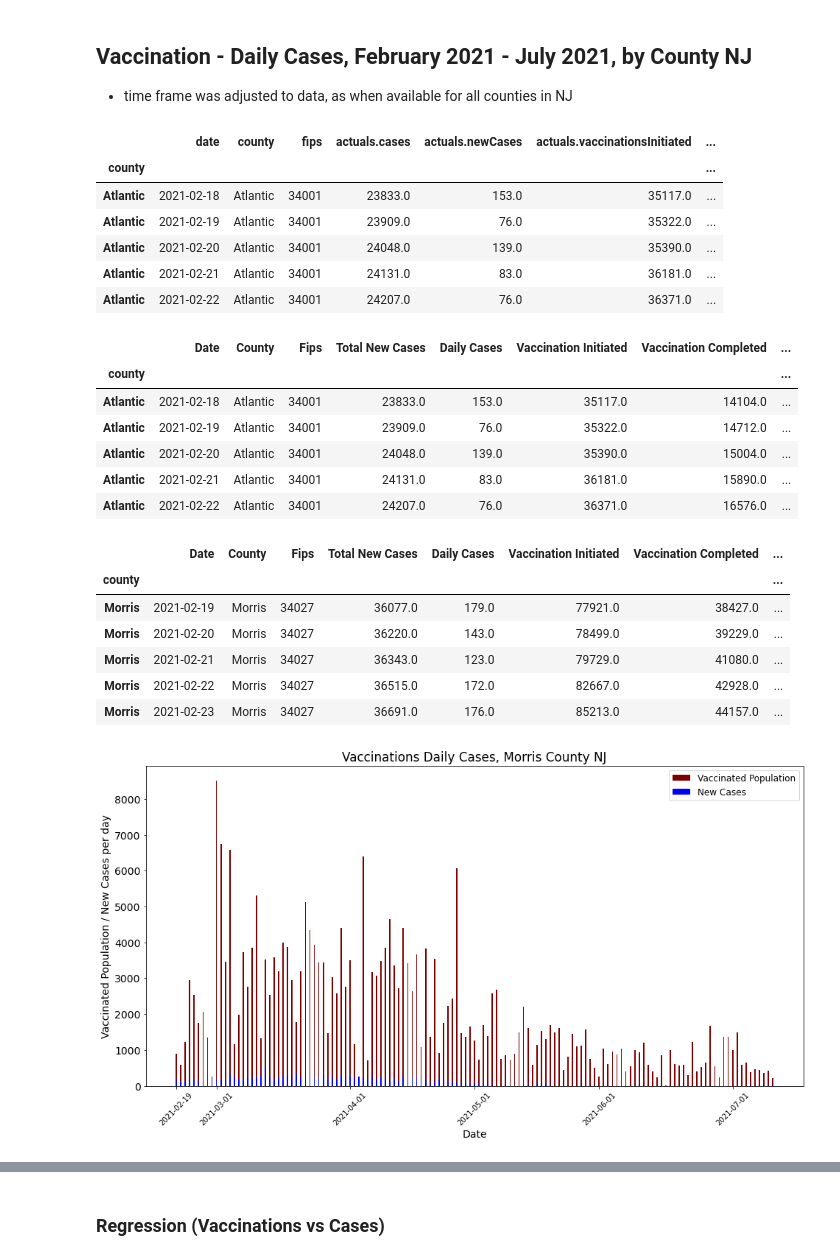
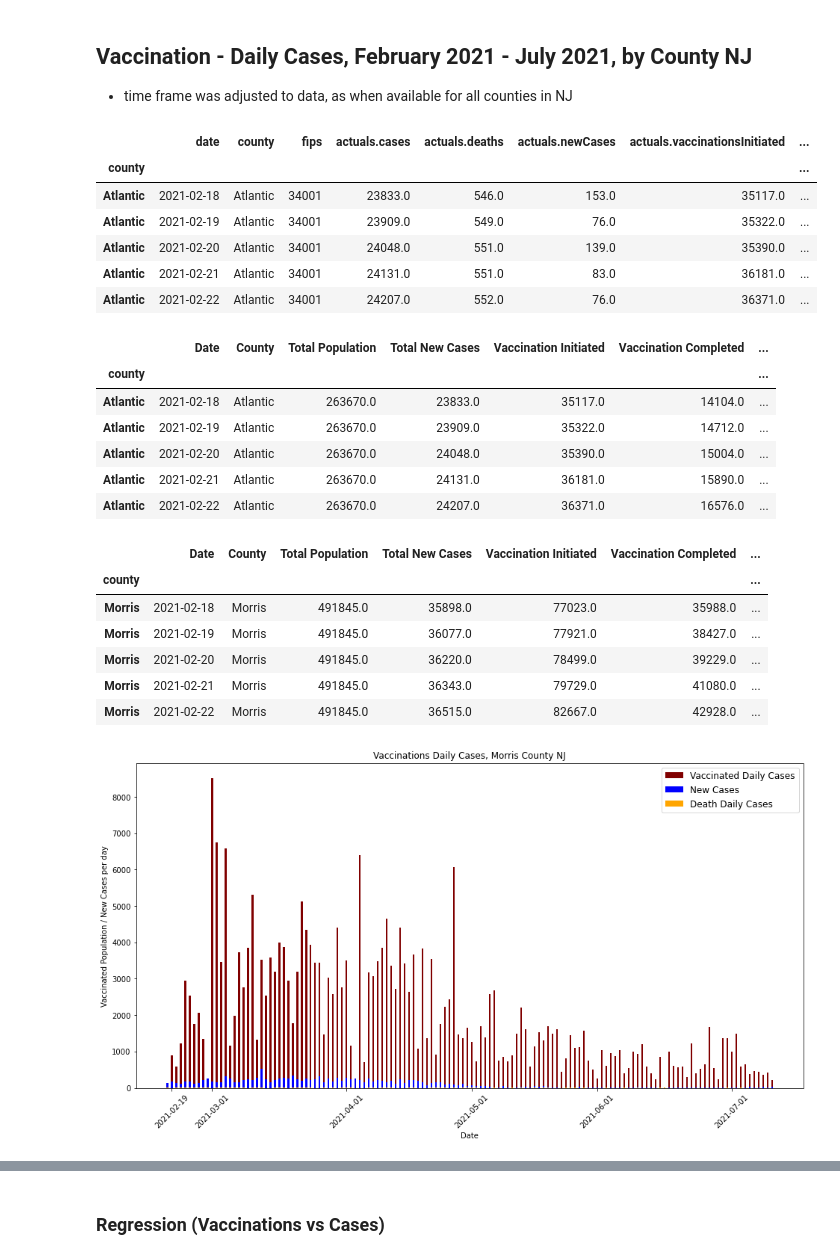
Before and after one commit to melissadiep94/covid19-project, a Jupyter notebook: Vaccination/State_NJ_Covid_time.ipynb, the cells around one changed output, grey strips where cells are left out. Saved outputs shown, nothing was run; the diff lists cells and outputs as text; code cells hidden in the pictures.

```diff
--- a/Vaccination/State_NJ_Covid_time.ipynb
+++ b/Vaccination/State_NJ_Covid_time.ipynb
@@ -62,6 +62,6 @@ population_data_total.head()
 # %%
-# merging vaccination data with population
-vaccines_mer_pd = clean_vaccine_df.merge(population_data_total, how ="left", on ="fips")
+# merging vaccination data with population data
+vaccines_mer_pd = clean_vaccine_df.merge(population_df, how ="left", on ="fips")
 vaccines_mer_pd.head()
 # %% [output]
 |  | date | county | fips | actuals.cases | actuals.deaths | actuals.newCases | actuals.vaccinationsInitiated | ... |
@@ -139,70 +162,72 @@ plt.show()
 ## Vaccination - Daily Cases, February 2021 - July 2021, by County NJ
 * time frame was adjusted to data, as when available for all counties in NJ
 # %%
-#adding daily number of vaccination_initiated cases and vaccination_completed cases
+#adding daily number of vaccination_initiated cases and vaccination_completed cases, dropping columns,cleaning data, creating DataFrame
 time_vaccine_df = pd.DataFrame(vaccines_mer_pd)
 time_vaccine_df.head()
 time_vaccine_df =time_vaccine_df.sort_values(['county', 'date'])
 time_vaccine_df["delta_init"]=time_vaccine_df['actuals.vaccinationsInitiated'].diff()
 time_vaccine_df["delta_complete"]=time_vaccine_df['actuals.vaccinationsCompleted'].diff()
 index_county_df = time_vaccine_df.set_index(time_vaccine_df["county"]).fillna(0)
-index_county_df.loc[index_county_df['delta_init'] <0]=0
-index_county_df.loc[index_county_df['delta_complete'] <0]=0
-index_county_df.head()
-n_county_vaccine_df = index_county_df.drop(columns = ['actuals.deaths','actuals.vaccinesAdministered','actuals.newDeaths'])
+index_county_df.loc[index_county_df['delta_init'] <0,['delta_init']]=0
+index_county_df.loc[index_county_df['delta_complete'] <0,['delta_complete']]=0
+n_county_vaccine_df = index_county_df.drop(columns = ['actuals.vaccinesAdministered'])
 n_county_vaccine_df.head()
 # %% [output]
-|  | date | county | fips | actuals.cases | actuals.newCases | actuals.vaccinationsInitiated | ... |
-| county |  |  |  |  |  |  | ... |
-| Atlantic | 2021-02-18 | Atlantic | 34001 | 23833.0 | 153.0 | 35117.0 | ... |
-| Atlantic | 2021-02-19 | Atlantic | 34001 | 23909.0 | 76.0 | 35322.0 | ... |
-| Atlantic | 2021-02-20 | Atlantic | 34001 | 24048.0 | 139.0 | 35390.0 | ... |
-| Atlantic | 2021-02-21 | Atlantic | 34001 | 24131.0 | 83.0 | 36181.0 | ... |
-| Atlantic | 2021-02-22 | Atlantic | 34001 | 24207.0 | 76.0 | 36371.0 | ... |
+|  | date | county | fips | actuals.cases | actuals.deaths | actuals.newCases | actuals.vaccinationsInitiated | ... |
+| county |  |  |  |  |  |  |  | ... |
+| Atlantic | 2021-02-18 | Atlantic | 34001 | 23833.0 | 546.0 | 153.0 | 35117.0 | ... |
+| Atlantic | 2021-02-19 | Atlantic | 34001 | 23909.0 | 549.0 | 76.0 | 35322.0 | ... |
+| Atlantic | 2021-02-20 | Atlantic | 34001 | 24048.0 | 551.0 | 139.0 | 35390.0 | ... |
+| Atlantic | 2021-02-21 | Atlantic | 34001 | 24131.0 | 551.0 | 83.0 | 36181.0 | ... |
+| Atlantic | 2021-02-22 | Atlantic | 34001 | 24207.0 | 552.0 | 76.0 | 36371.0 | ... |
 # %%
 nc_vaccine_df = n_county_vaccine_df.rename(columns={'county':'County','date':'Date','fips':'Fips','actuals.vaccinationsInitiated':'Vaccination Initiated','actuals.vaccinationsCompleted':'Vaccination Completed',
                                'delta_init':'Vaccination Iniciated by Day','delta_complete': 'Vaccination Completed by day','actuals.cases':'Total New Cases','actuals.newCases':'Daily Cases',
-                               'Total Population':'Total Population'})
-nc_vaccine_df.head()
+                               'Total Population':'Total Population', 'actuals.deaths': 'Total Death','actuals.newDeaths':'Death Daily Cases'})
+order_nc_vaccine_df=nc_vaccine_df[['Date','County','Total Population','Total New Cases','Vaccination Initiated','Vaccination Completed', 'Daily Cases','Death Daily Cases','Vaccination Iniciated by Day','Vaccination Completed by day']]
+order_nc_vaccine_df.head()
 # %% [output]
-|  | Date | County | Fips | Total New Cases | Daily Cases | Vaccination Initiated | Vaccination Completed | ... |
-| county |  |  |  |  |  |  |  | ... |
-| Atlantic | 2021-02-18 | Atlantic | 34001 | 23833.0 | 153.0 | 35117.0 | 14104.0 | ... |
-| Atlantic | 2021-02-19 | Atlantic | 34001 | 23909.0 | 76.0 | 35322.0 | 14712.0 | ... |
-| Atlantic | 2021-02-20 | Atlantic | 34001 | 24048.0 | 139.0 | 35390.0 | 15004.0 | ... |
-| Atlantic | 2021-02-21 | Atlantic | 34001 | 24131.0 | 83.0 | 36181.0 | 15890.0 | ... |
-| Atlantic | 2021-02-22 | Atlantic | 34001 | 24207.0 | 76.0 | 36371.0 | 16576.0 | ... |
+|  | Date | County | Total Population | Total New Cases | Vaccination Initiated | Vaccination Completed | ... |
+| county |  |  |  |  |  |  | ... |
+| Atlantic | 2021-02-18 | Atlantic | 263670.0 | 23833.0 | 35117.0 | 14104.0 | ... |
+| Atlantic | 2021-02-19 | Atlantic | 263670.0 | 23909.0 | 35322.0 | 14712.0 | ... |
+| Atlantic | 2021-02-20 | Atlantic | 263670.0 | 24048.0 | 35390.0 | 15004.0 | ... |
+| Atlantic | 2021-02-21 | Atlantic | 263670.0 | 24131.0 | 36181.0 | 15890.0 | ... |
+| Atlantic | 2021-02-22 | Atlantic | 263670.0 | 24207.0 | 36371.0 | 16576.0 | ... |
 # %%
 #index_county_df = time_vaccine_df.set_index(time_vaccine_df["county"])
-county_x= nc_vaccine_df.loc[nc_vaccine_df ['County'] == "Morris"]
+county_x= order_nc_vaccine_df.loc[nc_vaccine_df ['County'] == "Morris"]
 county_x.head()
 # %% [output]
-|  | Date | County | Fips | Total New Cases | Daily Cases | Vaccination Initiated | Vaccination Completed | ... |
-| county |  |  |  |  |  |  |  | ... |
-| Morris | 2021-02-19 | Morris | 34027 | 36077.0 | 179.0 | 77921.0 | 38427.0 | ... |
-| Morris | 2021-02-20 | Morris | 34027 | 36220.0 | 143.0 | 78499.0 | 39229.0 | ... |
-| Morris | 2021-02-21 | Morris | 34027 | 36343.0 | 123.0 | 79729.0 | 41080.0 | ... |
-| Morris | 2021-02-22 | Morris | 34027 | 36515.0 | 172.0 | 82667.0 | 42928.0 | ... |
-| Morris | 2021-02-23 | Morris | 34027 | 36691.0 | 176.0 | 85213.0 | 44157.0 | ... |
+|  | Date | County | Total Population | Total New Cases | Vaccination Initiated | Vaccination Completed | ... |
+| county |  |  |  |  |  |  | ... |
+| Morris | 2021-02-18 | Morris | 491845.0 | 35898.0 | 77023.0 | 35988.0 | ... |
+| Morris | 2021-02-19 | Morris | 491845.0 | 36077.0 | 77921.0 | 38427.0 | ... |
+| Morris | 2021-02-20 | Morris | 491845.0 | 36220.0 | 78499.0 | 39229.0 | ... |
+| Morris | 2021-02-21 | Morris | 491845.0 | 36343.0 | 79729.0 | 41080.0 | ... |
+| Morris | 2021-02-22 | Morris | 491845.0 | 36515.0 | 82667.0 | 42928.0 | ... |
 # %%
 x_axis = county_x["Date"]
 values = county_x['Vaccination Iniciated by Day']
 
 fig = plt.figure(figsize = (16, 8))
 fig.tight_layout()
 # creating the bar plot
-p1_M = plt.bar(x_axis, values, color ='maroon', width = 0.3)
-p2_M = plt.bar(x_axis, county_x['Daily Cases'], color ='blue', width = 0.3)
+p1_M = plt.bar(x_axis, values, color ='maroon', width = 0.4)
+p2_M = plt.bar(x_axis, county_x['Daily Cases'], color ='blue', width = 0.4)
+p3_M = plt.bar(x_axis, county_x['Death Daily Cases'], color ='orange', width = 0.4)
 
+#plt.ylim(0,5000)
 plt.xlabel("Date")
 plt.ylabel("Vaccinated Population / New Cases per day")
 plt.xticks(['2021-02-19','2021-03-01','2021-04-01','2021-05-01','2021-06-01','2021-07-01'], fontsize=10, rotation=45)
 plt.title("Vaccinations Daily Cases, Morris County NJ")
-plt.legend((p1_M[0], p2_M[0]), ('Vaccinated Population', 'New Cases'), fontsize=12)
+plt.legend((p1_M[0], p2_M[0], p3_M[0]), ('Vaccinated Daily Cases', 'New Cases', 'Death Daily Cases'), fontsize=12)
 
 plt.savefig("../Images/Vaccinaction_Morris.png")
 
 plt.show()
 # %% [output]
-[figure, old version]
+[figure, new version]
 # %%
```
Also changed, not shown: parts of 25 cells of this notebook, 1 other file.
